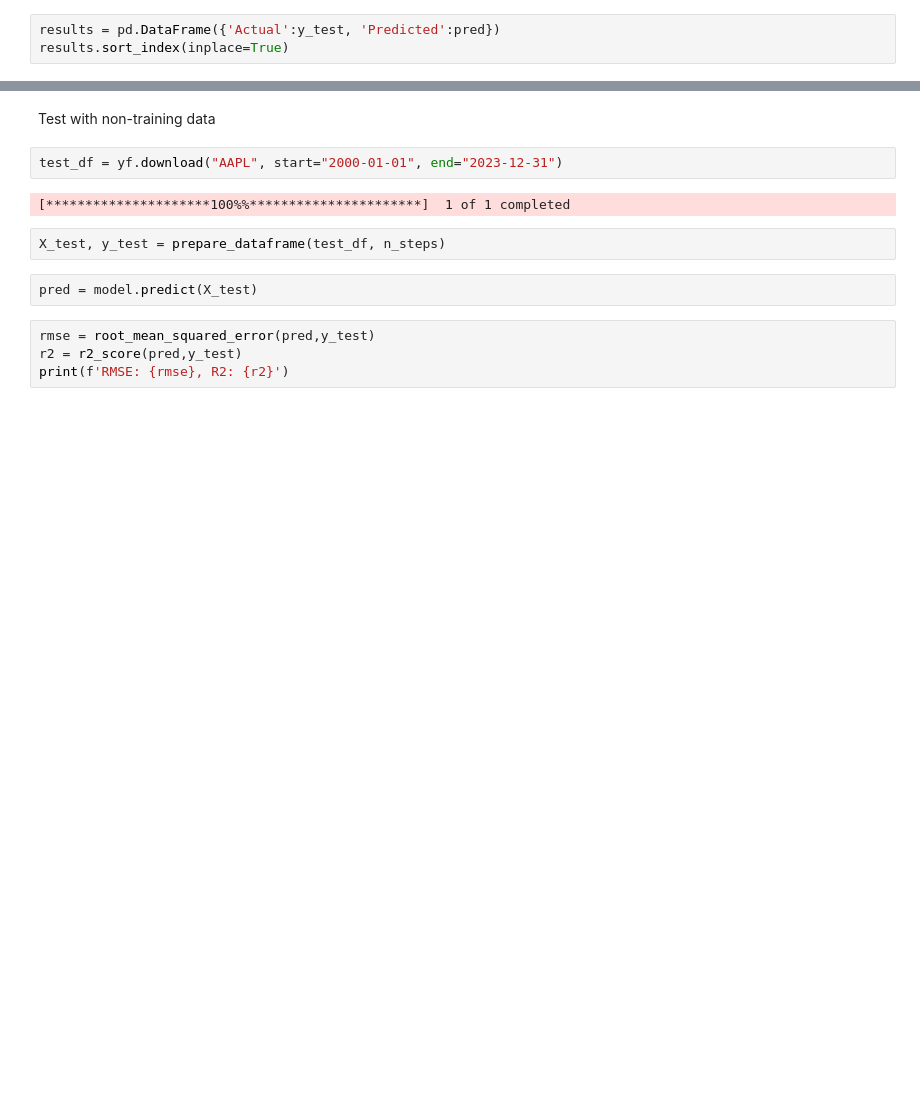
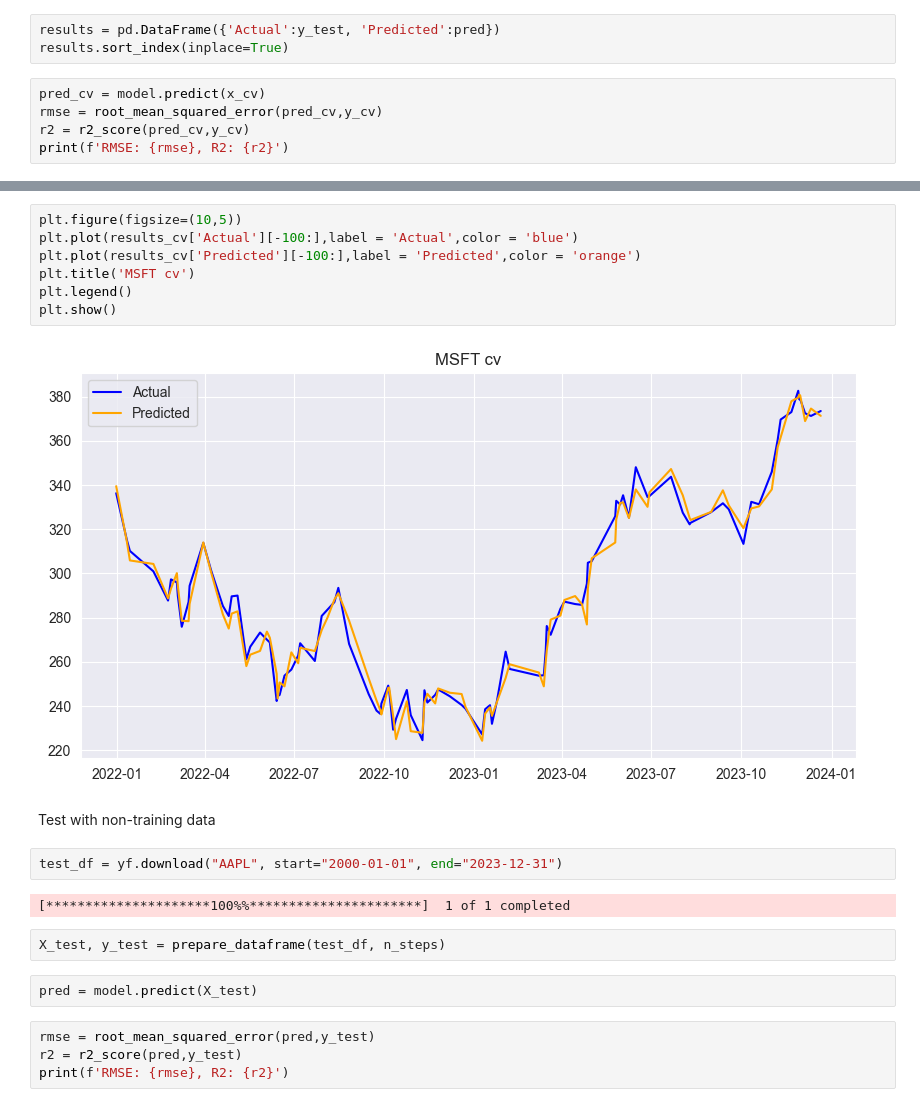
Before and after one commit to Pearlcentt/Group18-ML-StockPricePrediciton, a Jupyter notebook: linear regression/LinearRegression.ipynb, the cells around one changed output, grey strips where cells are left out. Saved outputs shown, nothing was run; the diff lists cells and outputs as text; blank space fills up the shorter version.

```diff
--- a/linear regression/LinearRegression.ipynb
+++ b/linear regression/LinearRegression.ipynb
@@ -133,3 +134,8 @@ RMSE: 2.003616619796201, R2: 0.9994801236916679
 # %%
 results = pd.DataFrame({'Actual':y_test, 'Predicted':pred})
 results.sort_index(inplace=True)
+# %%
+pred_cv = model.predict(x_cv)
+rmse = root_mean_squared_error(pred_cv,y_cv)
+r2 = r2_score(pred_cv,y_cv)
+print(f'RMSE: {rmse}, R2: {r2}')
@@ -145,3 +156,12 @@ plt.show()
+# %%
+plt.figure(figsize=(10,5))
+plt.plot(results_cv['Actual'][-100:],label = 'Actual',color = 'blue')
+plt.plot(results_cv['Predicted'][-100:],label = 'Predicted',color = 'orange')
+plt.title('MSFT cv')
+plt.legend()
+plt.show()
+# %% [output]
+[figure, added]
 # %% [markdown]
 Test with non-training data
 # %%
```
Also changed, not shown: parts of 12 cells of this notebook.
